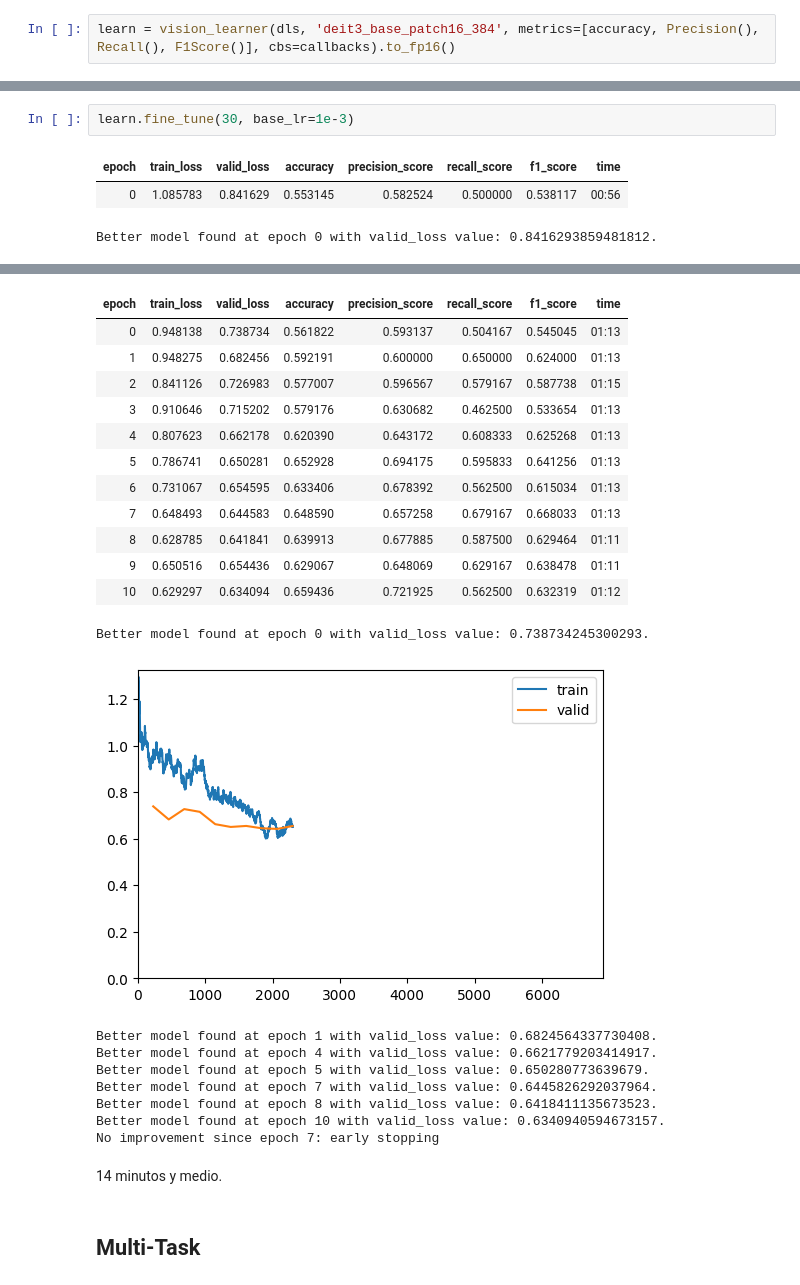
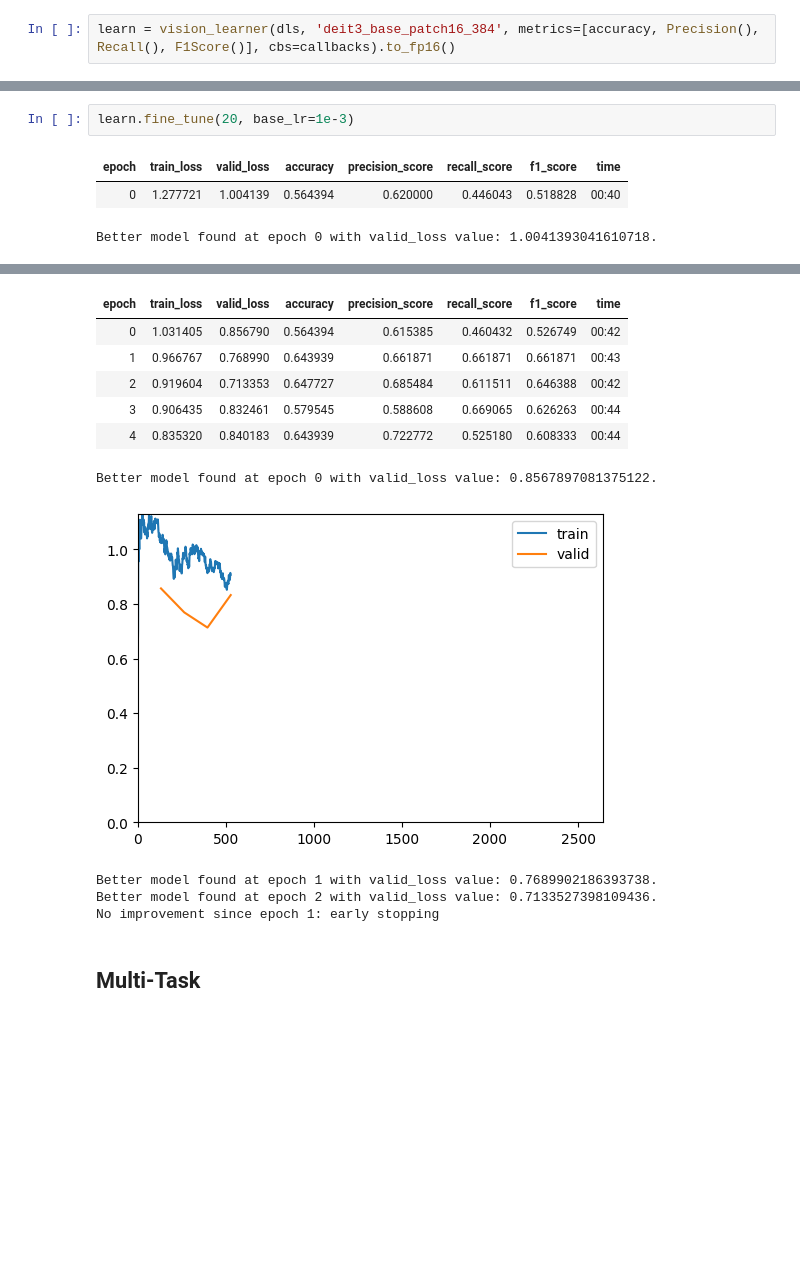
Before and after one commit to inigo99/CancerDetection, a Jupyter notebook: TFM.ipynb, the cells around one changed output, grey strips where cells are left out. Saved outputs shown, nothing was run; the diff lists cells and outputs as text; blank space fills up the shorter version.

```diff
--- a/TFM.ipynb
+++ b/TFM.ipynb
@@ -808,6 +818,6 @@ learn = vision_learner(dls, 'deit3_base_patch16_384', metrics=[accuracy, Precisi
 # %%
-learn.fine_tune(30, base_lr=1e-3)
+learn.fine_tune(20, base_lr=1e-3)
 # %% [output]
 | epoch | train_loss | valid_loss | accuracy | precision_score | recall_score | f1_score | time |
-| 0 | 1.085783 | 0.841629 | 0.553145 | 0.582524 | 0.500000 | 0.538117 | 00:56 |
+| 0 | 1.277721 | 1.004139 | 0.564394 | 0.620000 | 0.446043 | 0.518828 | 00:40 |
-Better model found at epoch 0 with valid_loss value: 0.8416293859481812.
+Better model found at epoch 0 with valid_loss value: 1.0041393041610718.
@@ -815,26 +825,14 @@ Better model found at epoch 0 with valid_loss value: 0.8416293859481812.
 | epoch | train_loss | valid_loss | accuracy | precision_score | recall_score | f1_score | time |
-| 0 | 0.948138 | 0.738734 | 0.561822 | 0.593137 | 0.504167 | 0.545045 | 01:13 |
-| 1 | 0.948275 | 0.682456 | 0.592191 | 0.600000 | 0.650000 | 0.624000 | 01:13 |
-| 2 | 0.841126 | 0.726983 | 0.577007 | 0.596567 | 0.579167 | 0.587738 | 01:15 |
-| 3 | 0.910646 | 0.715202 | 0.579176 | 0.630682 | 0.462500 | 0.533654 | 01:13 |
-| 4 | 0.807623 | 0.662178 | 0.620390 | 0.643172 | 0.608333 | 0.625268 | 01:13 |
-| 5 | 0.786741 | 0.650281 | 0.652928 | 0.694175 | 0.595833 | 0.641256 | 01:13 |
-| 6 | 0.731067 | 0.654595 | 0.633406 | 0.678392 | 0.562500 | 0.615034 | 01:13 |
-| 7 | 0.648493 | 0.644583 | 0.648590 | 0.657258 | 0.679167 | 0.668033 | 01:13 |
-| 8 | 0.628785 | 0.641841 | 0.639913 | 0.677885 | 0.587500 | 0.629464 | 01:11 |
-| 9 | 0.650516 | 0.654436 | 0.629067 | 0.648069 | 0.629167 | 0.638478 | 01:11 |
-| 10 | 0.629297 | 0.634094 | 0.659436 | 0.721925 | 0.562500 | 0.632319 | 01:12 |
+| 0 | 1.031405 | 0.856790 | 0.564394 | 0.615385 | 0.460432 | 0.526749 | 00:42 |
+| 1 | 0.966767 | 0.768990 | 0.643939 | 0.661871 | 0.661871 | 0.661871 | 00:43 |
+| 2 | 0.919604 | 0.713353 | 0.647727 | 0.685484 | 0.611511 | 0.646388 | 00:42 |
+| 3 | 0.906435 | 0.832461 | 0.579545 | 0.588608 | 0.669065 | 0.626263 | 00:44 |
+| 4 | 0.835320 | 0.840183 | 0.643939 | 0.722772 | 0.525180 | 0.608333 | 00:44 |
-Better model found at epoch 0 with valid_loss value: 0.738734245300293.
+Better model found at epoch 0 with valid_loss value: 0.8567897081375122.
-[figure, old version]
+[figure, new version]
-Better model found at epoch 1 with valid_loss value: 0.6824564337730408.
-Better model found at epoch 4 with valid_loss value: 0.6621779203414917.
-Better model found at epoch 5 with valid_loss value: 0.650280773639679.
-Better model found at epoch 7 with valid_loss value: 0.6445826292037964.
-Better model found at epoch 8 with valid_loss value: 0.6418411135673523.
-Better model found at epoch 10 with valid_loss value: 0.6340940594673157.
-No improvement since epoch 7: early stopping
+Better model found at epoch 1 with valid_loss value: 0.7689902186393738.
+Better model found at epoch 2 with valid_loss value: 0.7133527398109436.
+No improvement since epoch 1: early stopping
-# %% [markdown]
-14 minutos y medio.
 # %% [markdown]
 ## Multi-Task
 # %%
```
Also changed, not shown: parts of 15 cells of this notebook.
